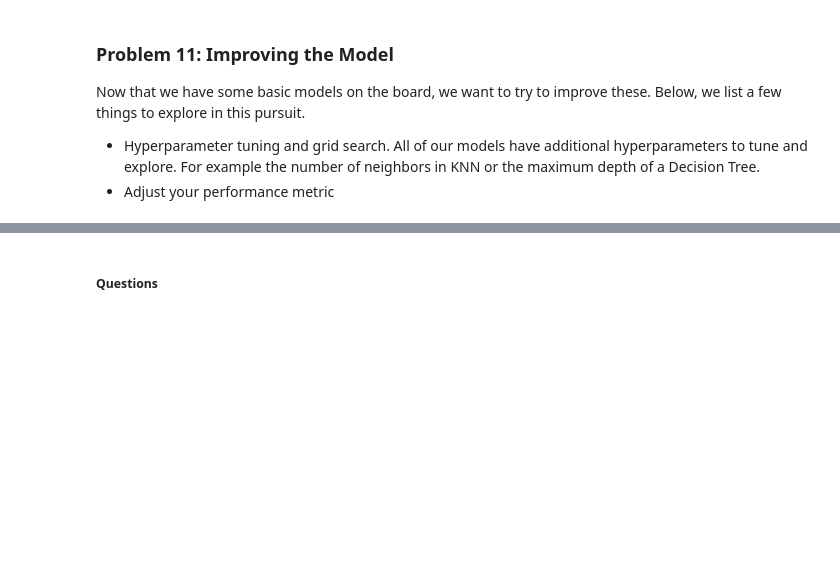
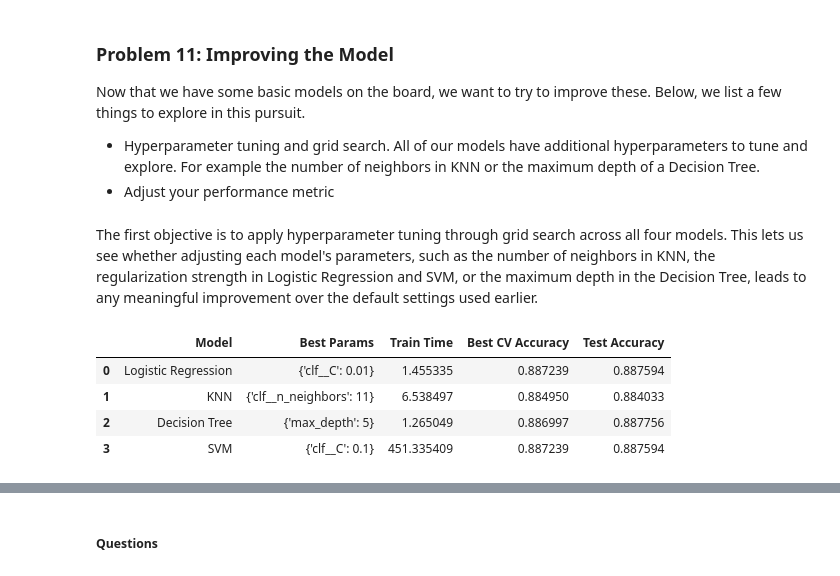
Before and after one commit to vipphan/practical-application-3, a Jupyter notebook: prompt_III.ipynb, the cells around one changed output, grey strips where cells are left out. Saved outputs shown, nothing was run; the diff lists cells and outputs as text; code cells hidden in the pictures; blank space fills up the shorter version.

Commit message:
modeling done. needs polishing

```diff
--- a/prompt_III.ipynb
+++ b/prompt_III.ipynb
@@ -174,6 +184,10 @@ This bar is easy to clear numerically but harder to clear in a meaningful way. A
 ### Problem 8: A Simple Model
 
 Use Logistic Regression to build a basic model on your data.
+# %%
+logreg = LogisticRegression(max_iter=1000,random_state=42)
+logreg.fit(X_train, y_train)
+logreg_accuracy = logreg.score(X_test, y_test)
 # %% [markdown]
 ### Problem 9: Score the Model
 
@@ -194,3 +256,49 @@ Now that we have some basic models on the board, we want to try to improve these
 
 - Hyperparameter tuning and grid search.  All of our models have additional hyperparameters to tune and explore.  For example the number of neighbors in KNN or the maximum depth of a Decision Tree.
 - Adjust your performance metric
+# %% [markdown]
+The first objective is to apply hyperparameter tuning through grid search across all four models. This lets us see whether adjusting each model's parameters, such as the number of neighbors in KNN, the regularization strength in Logistic Regression and SVM, or the maximum depth in the Decision Tree, leads to any meaningful improvement over the default settings used earlier.
+# %%
+param_grids = {
+    'Logistic Regression': (
+        Pipeline([('scaler', StandardScaler()), ('clf', LogisticRegression(max_iter=1000, random_state=42))]),
+        {'clf__C': [0.01, 0.1, 1, 10]}
+    ),
+    'KNN': (
+        Pipeline([('scaler', StandardScaler()), ('clf', KNeighborsClassifier())]),
+        {'clf__n_neighbors': [3, 5, 7, 9, 11]}
+    ),
+    'Decision Tree': (
+        DecisionTreeClassifier(random_state=42),
+        {'max_depth': [3, 5, 10, None]}
+    ),
+    'SVM': (
+        Pipeline([('scaler', StandardScaler()), ('clf', SVC(random_state=42))]),
+        {'clf__C': [0.1, 1, 10]}
+    )
+}
+
+tuned_results = []
+for name, (model, params) in param_grids.items():
+    start = time.time()
+    grid = GridSearchCV(model, params, scoring='accuracy', cv=5)
+    grid.fit(X_train, y_train)
+    train_time = time.time() - start
+    test_acc = grid.score(X_test, y_test)
+    tuned_results.append({
+        'Model': name,
+        'Best Params': grid.best_params_,
+        'Train Time': train_time,
+        'Best CV Accuracy': grid.best_score_,
+        'Test Accuracy': test_acc
+    })
+
+tuned_results_df = pd.DataFrame(tuned_results)
+# %%
+tuned_results_df
+# %% [output]
+|  | Model | Best Params | Train Time | Best CV Accuracy | Test Accuracy |
+| 0 | Logistic Regression | {'clf__C': 0.01} | 1.455335 | 0.887239 | 0.887594 |
+| 1 | KNN | {'clf__n_neighbors': 11} | 6.538497 | 0.884950 | 0.884033 |
+| 2 | Decision Tree | {'max_depth': 5} | 1.265049 | 0.886997 | 0.887756 |
+| 3 | SVM | {'clf__C': 0.1} | 451.335409 | 0.887239 | 0.887594 |
```
Also changed, not shown: parts of 16 cells of this notebook.
